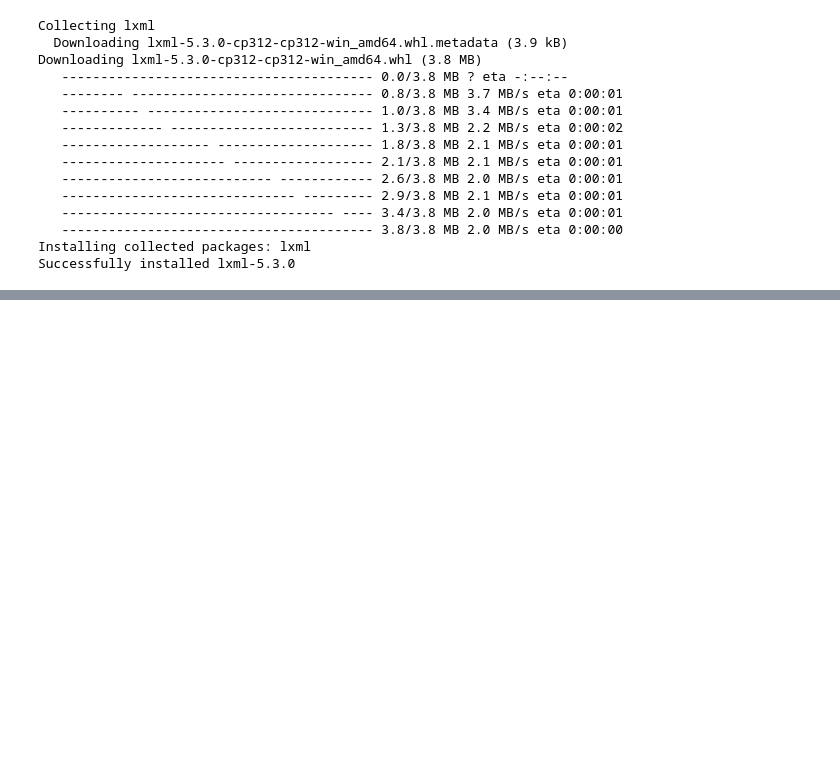
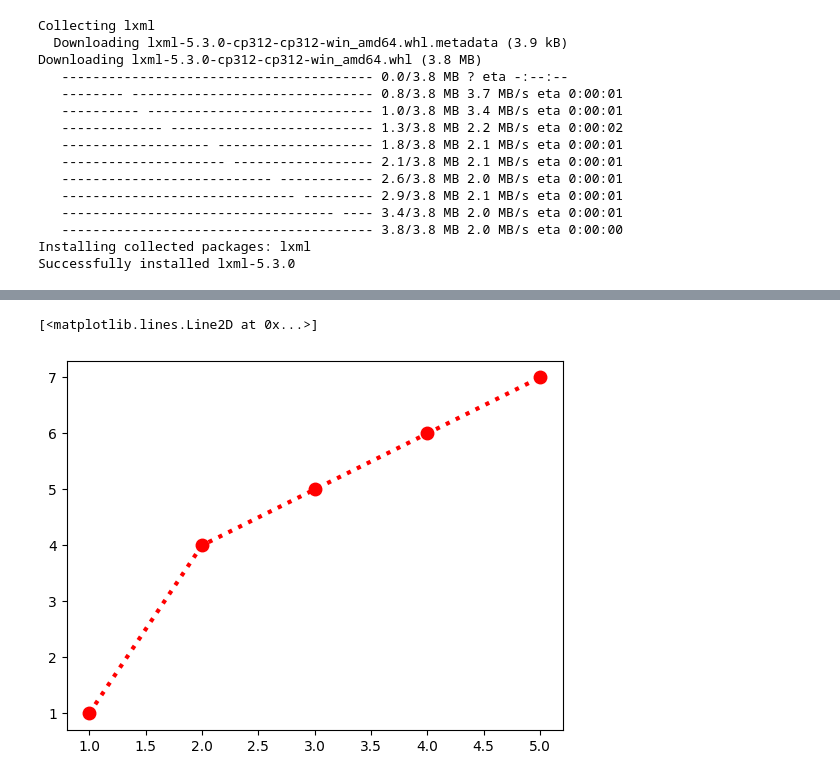
Before and after one commit to RaviSoni804426/AI-Code, a Jupyter notebook: My Code/basicpython.ipynb, the cells around one changed output, grey strips where cells are left out. Drawn from its saved outputs; the diff is of its cells as text; code cells hidden in the pictures; blank space fills up the shorter version.

```diff
--- a/My Code/basicpython.ipynb
+++ b/My Code/basicpython.ipynb
@@ -264,0 +289,8 @@ url("")
+# %%
+
+x=[1,2,3,4,5]
+y=[1,4,5,6,7]
+plt.plot(x,y,color='red',linestyle=':',marker='o',linewidth=3,markersize=9)
+# %% [output]
+[<matplotlib.lines.Line2D at 0x...>]
+[figure, added]
```
Also changed, not shown: parts of 5 cells of this notebook.
